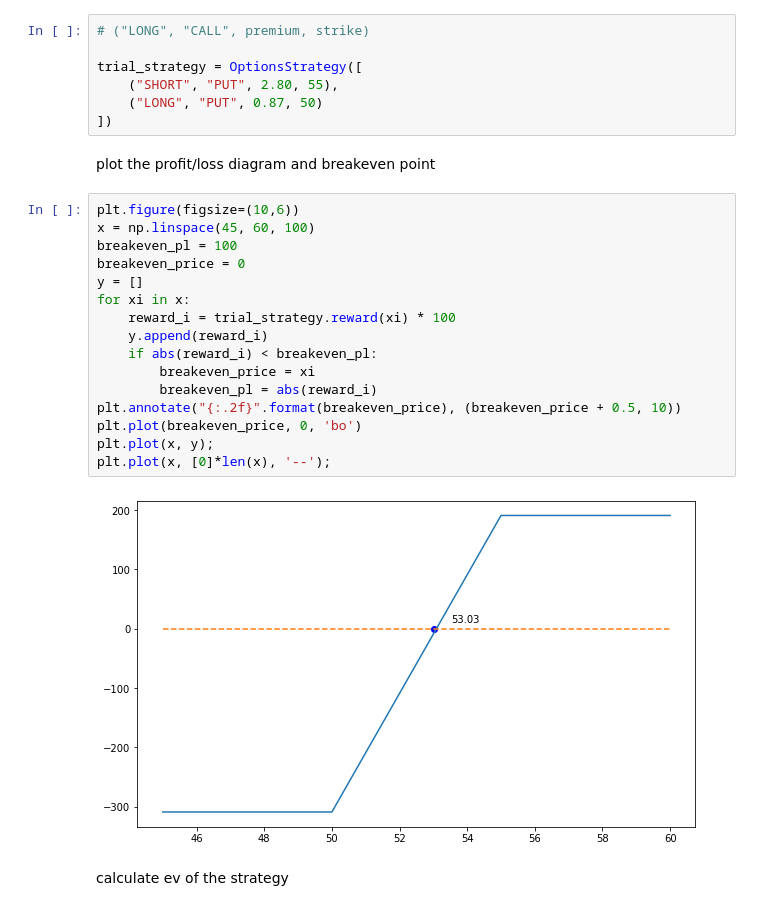
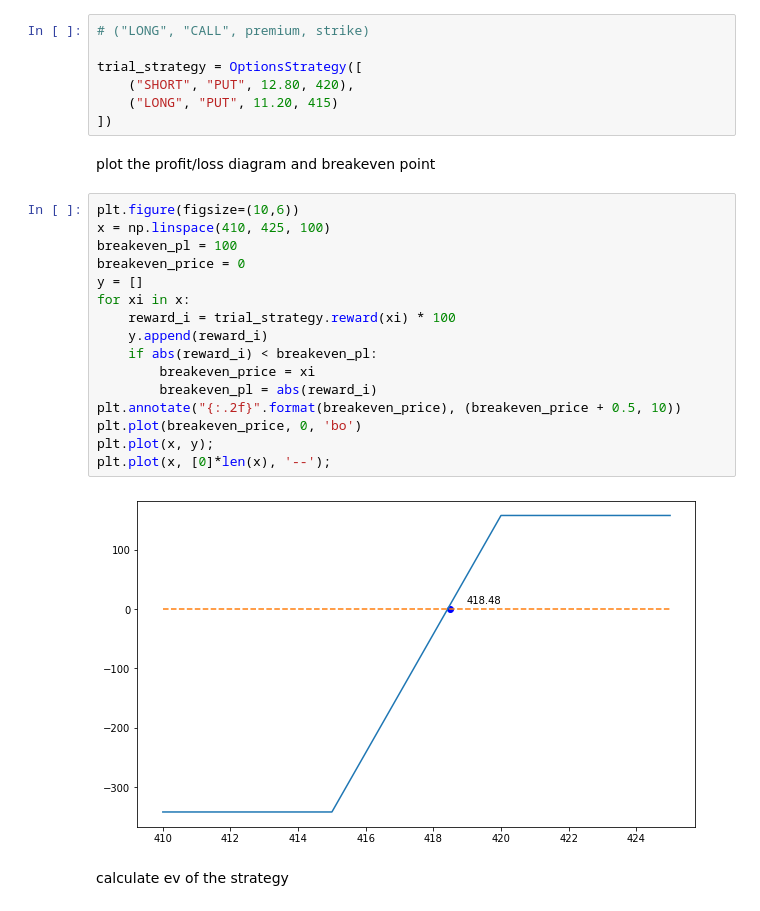
Before and after one commit to marzukr/option-ev, a Jupyter notebook: monte-carlo.ipynb, the cells around one changed output. Drawn from its saved outputs; the diff is of its cells as text.

```diff
--- a/monte-carlo.ipynb
+++ b/monte-carlo.ipynb
@@ -317,29 +317,29 @@ test a strategy
 # ("LONG", "CALL", premium, strike)
 
 trial_strategy = OptionsStrategy([
-    ("SHORT", "PUT", 2.80, 55),
-    ("LONG", "PUT", 0.87, 50)
+    ("SHORT", "PUT", 12.80, 420),
+    ("LONG", "PUT", 11.20, 415)
 ])
 # %% [markdown]
 plot the profit/loss diagram and breakeven point
 # %%
 plt.figure(figsize=(10,6))
-x = np.linspace(45, 60, 100)
+x = np.linspace(410, 425, 100)
 breakeven_pl = 100
 breakeven_price = 0
 y = []
 for xi in x:
     reward_i = trial_strategy.reward(xi) * 100
     y.append(reward_i)
     if abs(reward_i) < breakeven_pl:
         breakeven_price = xi
         breakeven_pl = abs(reward_i)
 plt.annotate("{:.2f}".format(breakeven_price), (breakeven_price + 0.5, 10))
 plt.plot(breakeven_price, 0, 'bo')
 plt.plot(x, y);
 plt.plot(x, [0]*len(x), '--');
 # %% [output]
-[figure, old version]
+[figure, new version]
 # %% [markdown]
 calculate ev of the strategy
 # %%
```
Also changed, not shown: parts of 26 cells of this notebook.
